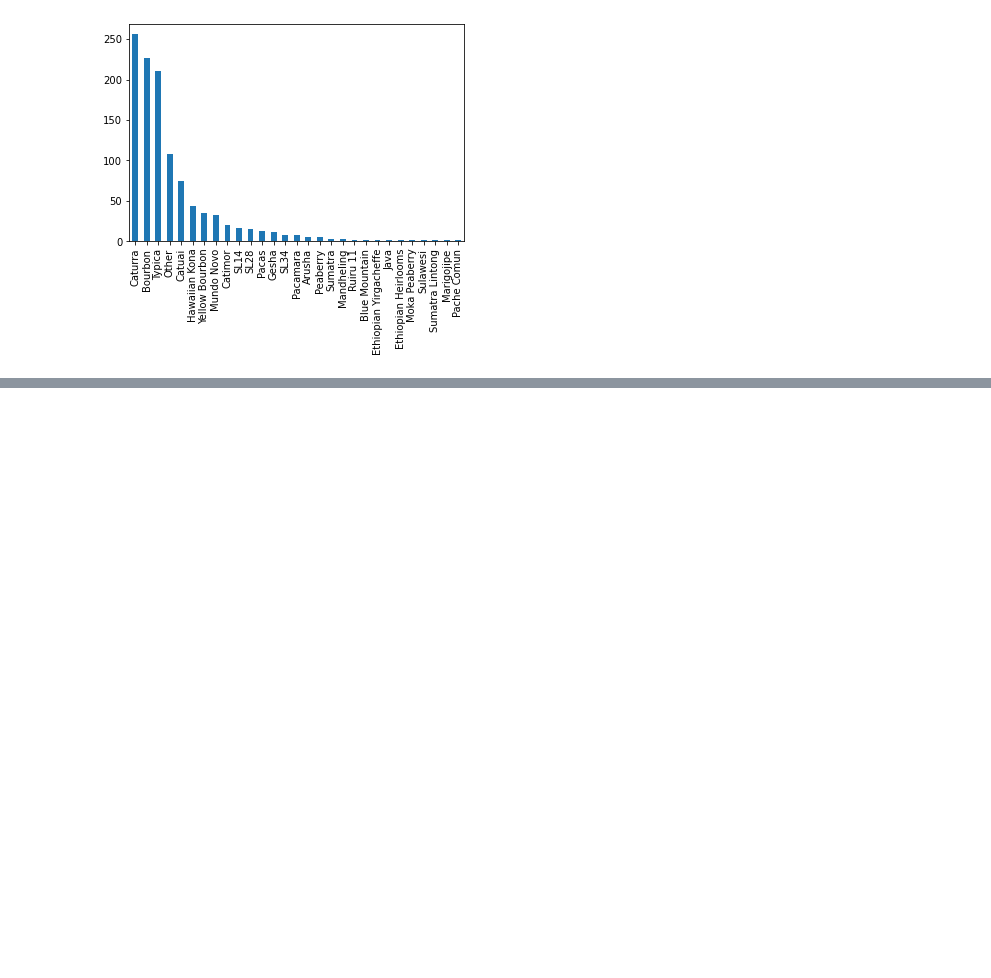
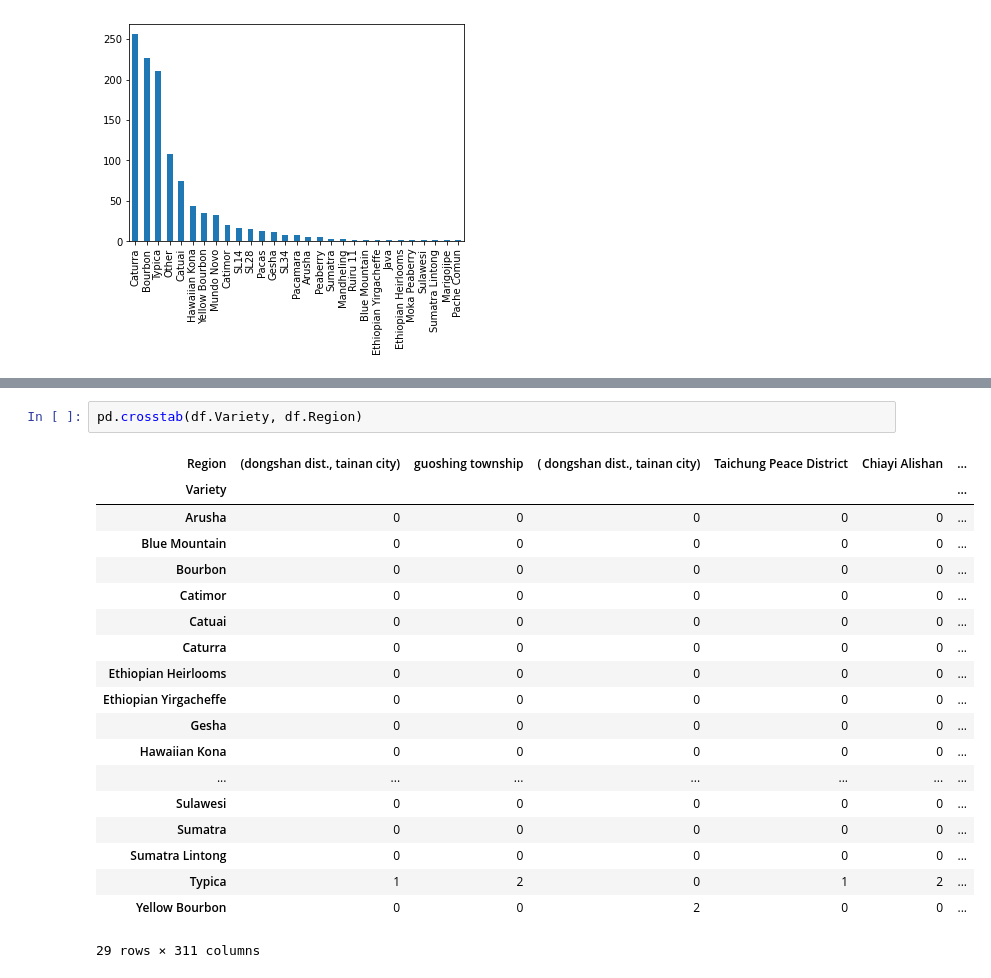
Before and after one commit to RaMcDaniel/CoffeePredictor, a Jupyter notebook: Coffee_Predictor.ipynb, the cells around one changed output, grey strips where cells are left out. Cells and saved outputs as stored; diff of their text form; blank space fills up the shorter version.

```diff
--- a/Coffee_Predictor.ipynb
+++ b/Coffee_Predictor.ipynb
@@ -35,0 +212,22 @@ df.Variety.value_counts().plot(kind="bar")
+# %%
+pd.crosstab(df.Variety, df.Region)
+# %% [output]
+| Region | (dongshan dist., tainan city) | guoshing township | ( dongshan dist., tainan city) | Taichung Peace District | Chiayi Alishan | ... |
+| Variety |  |  |  |  |  | ... |
+| Arusha | 0 | 0 | 0 | 0 | 0 | ... |
+| Blue Mountain | 0 | 0 | 0 | 0 | 0 | ... |
+| Bourbon | 0 | 0 | 0 | 0 | 0 | ... |
+| Catimor | 0 | 0 | 0 | 0 | 0 | ... |
+| Catuai | 0 | 0 | 0 | 0 | 0 | ... |
+| Caturra | 0 | 0 | 0 | 0 | 0 | ... |
+| Ethiopian Heirlooms | 0 | 0 | 0 | 0 | 0 | ... |
+| Ethiopian Yirgacheffe | 0 | 0 | 0 | 0 | 0 | ... |
+| Gesha | 0 | 0 | 0 | 0 | 0 | ... |
+| Hawaiian Kona | 0 | 0 | 0 | 0 | 0 | ... |
+| ... | ... | ... | ... | ... | ... | ... |
+| Sulawesi | 0 | 0 | 0 | 0 | 0 | ... |
+| Sumatra | 0 | 0 | 0 | 0 | 0 | ... |
+| Sumatra Lintong | 0 | 0 | 0 | 0 | 0 | ... |
+| Typica | 1 | 2 | 0 | 1 | 2 | ... |
+| Yellow Bourbon | 0 | 0 | 2 | 0 | 0 | ... |
+29 rows × 311 columns
```
Also changed, not shown: parts of 18 cells of this notebook.
